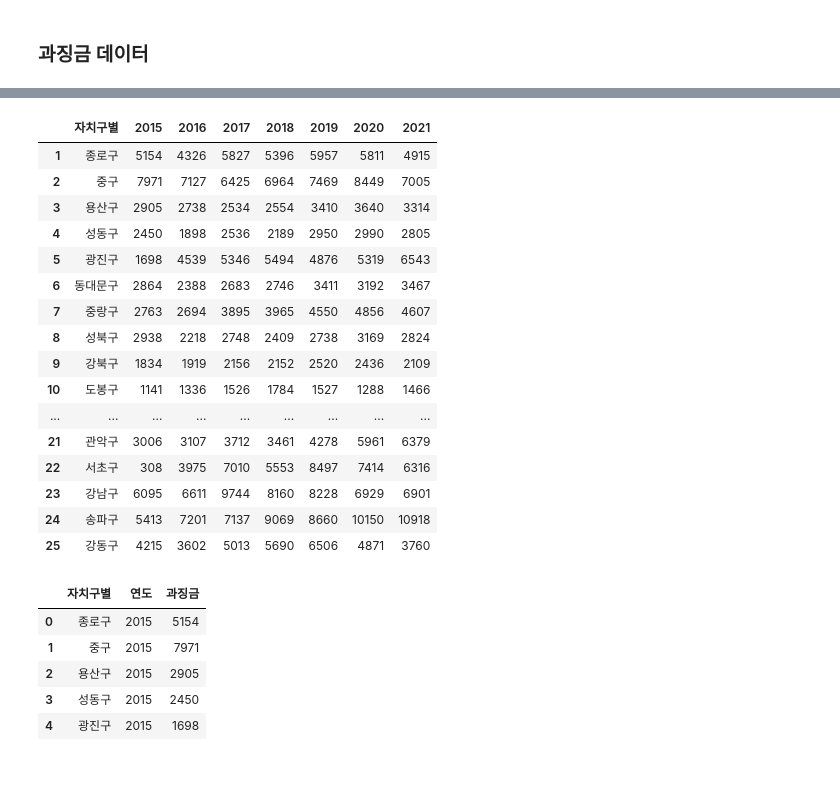
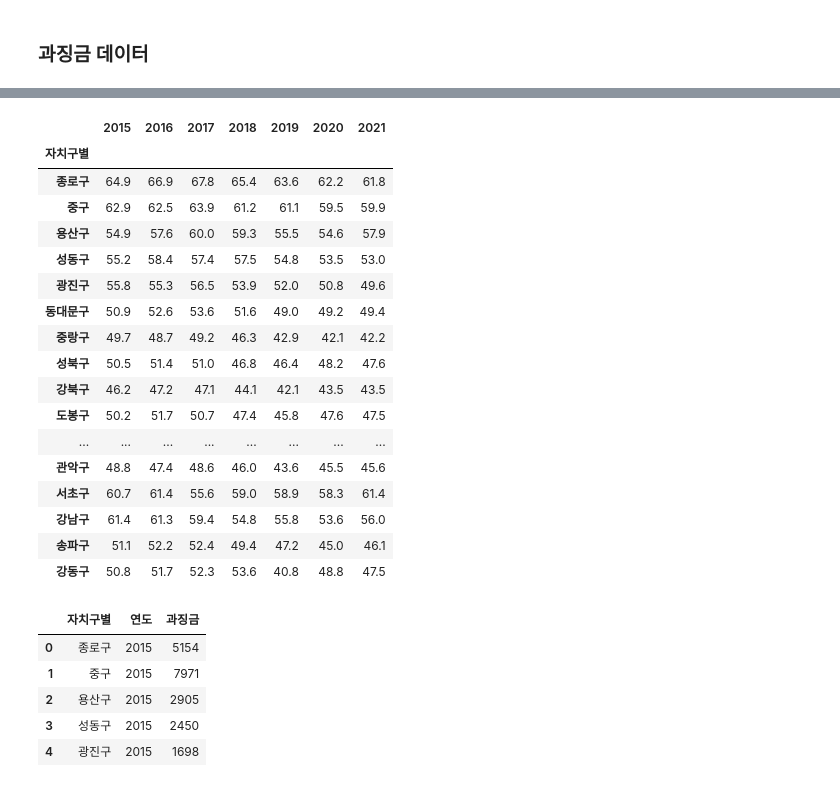
Before and after one commit to H-Jaeseok/SDAproject, a Jupyter notebook: SDA_Term_Project.ipynb, the cells around one changed output, grey strips where cells are left out. Saved outputs shown, nothing was run; the diff lists cells and outputs as text; code cells hidden in the pictures.

```diff
--- a/SDA_Term_Project.ipynb
+++ b/SDA_Term_Project.ipynb
@@ -240,25 +231,26 @@ df_2.head()
-# %%
-df_2.columns = df_2.iloc[0]
-df_2 = df_2.iloc[1:]
-df_2
-# %% [output]
-|  | 자치구별 | 2015 | 2016 | 2017 | 2018 | 2019 | 2020 | 2021 |
-| 1 | 종로구 | 5154 | 4326 | 5827 | 5396 | 5957 | 5811 | 4915 |
-| 2 | 중구 | 7971 | 7127 | 6425 | 6964 | 7469 | 8449 | 7005 |
-| 3 | 용산구 | 2905 | 2738 | 2534 | 2554 | 3410 | 3640 | 3314 |
-| 4 | 성동구 | 2450 | 1898 | 2536 | 2189 | 2950 | 2990 | 2805 |
-| 5 | 광진구 | 1698 | 4539 | 5346 | 5494 | 4876 | 5319 | 6543 |
-| 6 | 동대문구 | 2864 | 2388 | 2683 | 2746 | 3411 | 3192 | 3467 |
-| 7 | 중랑구 | 2763 | 2694 | 3895 | 3965 | 4550 | 4856 | 4607 |
-| 8 | 성북구 | 2938 | 2218 | 2748 | 2409 | 2738 | 3169 | 2824 |
-| 9 | 강북구 | 1834 | 1919 | 2156 | 2152 | 2520 | 2436 | 2109 |
-| 10 | 도봉구 | 1141 | 1336 | 1526 | 1784 | 1527 | 1288 | 1466 |
-| ... | ... | ... | ... | ... | ... | ... | ... | ... |
-| 21 | 관악구 | 3006 | 3107 | 3712 | 3461 | 4278 | 5961 | 6379 |
-| 22 | 서초구 | 308 | 3975 | 7010 | 5553 | 8497 | 7414 | 6316 |
-| 23 | 강남구 | 6095 | 6611 | 9744 | 8160 | 8228 | 6929 | 6901 |
-| 24 | 송파구 | 5413 | 7201 | 7137 | 9069 | 8660 | 10150 | 10918 |
-| 25 | 강동구 | 4215 | 3602 | 5013 | 5690 | 6506 | 4871 | 3760 |
+# %%
+df_2.columns = df_4.iloc[0].apply(lambda x: str(x).replace(".0",""))
+df_2 = df_4.iloc[0:]
+df_2
+# %% [output]
+|  | 2015 | 2016 | 2017 | 2018 | 2019 | 2020 | 2021 |
+| 자치구별 |  |  |  |  |  |  |  |
+| 종로구 | 64.9 | 66.9 | 67.8 | 65.4 | 63.6 | 62.2 | 61.8 |
+| 중구 | 62.9 | 62.5 | 63.9 | 61.2 | 61.1 | 59.5 | 59.9 |
+| 용산구 | 54.9 | 57.6 | 60.0 | 59.3 | 55.5 | 54.6 | 57.9 |
+| 성동구 | 55.2 | 58.4 | 57.4 | 57.5 | 54.8 | 53.5 | 53.0 |
+| 광진구 | 55.8 | 55.3 | 56.5 | 53.9 | 52.0 | 50.8 | 49.6 |
+| 동대문구 | 50.9 | 52.6 | 53.6 | 51.6 | 49.0 | 49.2 | 49.4 |
+| 중랑구 | 49.7 | 48.7 | 49.2 | 46.3 | 42.9 | 42.1 | 42.2 |
+| 성북구 | 50.5 | 51.4 | 51.0 | 46.8 | 46.4 | 48.2 | 47.6 |
+| 강북구 | 46.2 | 47.2 | 47.1 | 44.1 | 42.1 | 43.5 | 43.5 |
+| 도봉구 | 50.2 | 51.7 | 50.7 | 47.4 | 45.8 | 47.6 | 47.5 |
+| ... | ... | ... | ... | ... | ... | ... | ... |
+| 관악구 | 48.8 | 47.4 | 48.6 | 46.0 | 43.6 | 45.5 | 45.6 |
+| 서초구 | 60.7 | 61.4 | 55.6 | 59.0 | 58.9 | 58.3 | 61.4 |
+| 강남구 | 61.4 | 61.3 | 59.4 | 54.8 | 55.8 | 53.6 | 56.0 |
+| 송파구 | 51.1 | 52.2 | 52.4 | 49.4 | 47.2 | 45.0 | 46.1 |
+| 강동구 | 50.8 | 51.7 | 52.3 | 53.6 | 40.8 | 48.8 | 47.5 |
 # %%
 #과징금 melt
 df_2_melt = df_2.melt(
```
Also changed, not shown: parts of 15 cells of this notebook.
